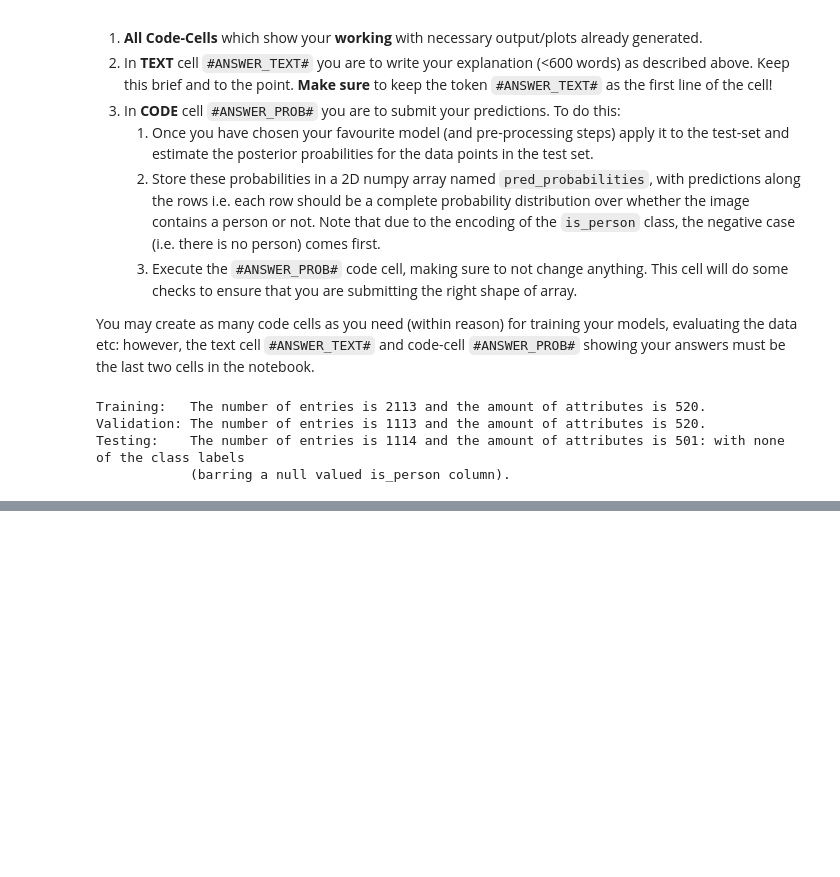
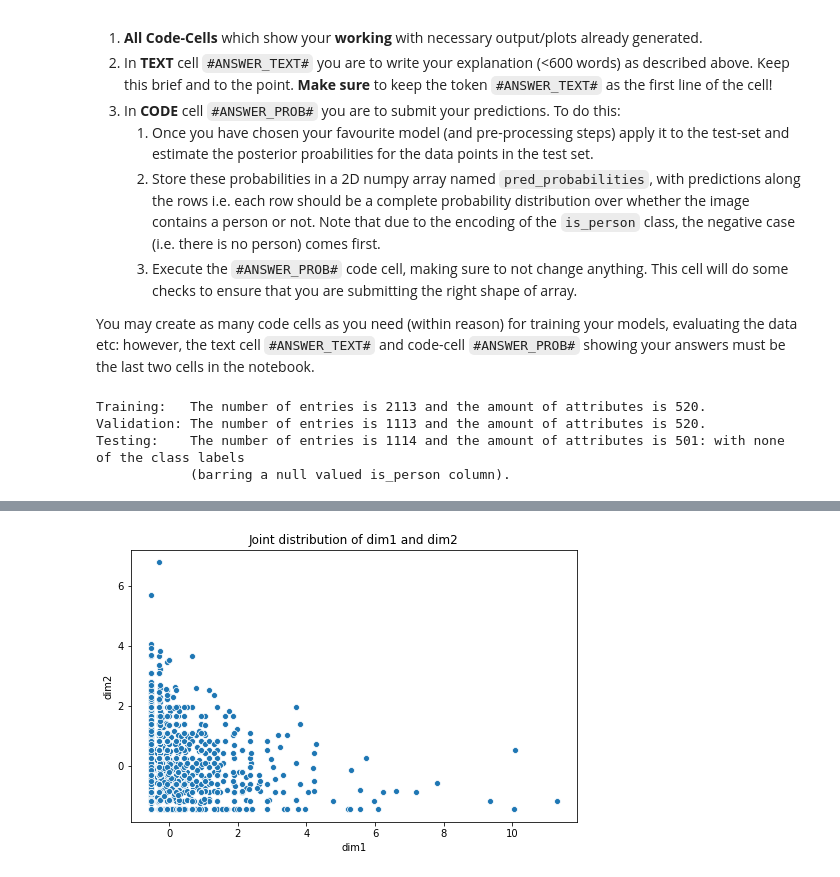
Before and after one commit to ZeroSum24/IAML2018, a Jupyter notebook: Assignments/03_B_MiniChallenge.ipynb, the cells around one changed output, grey strips where cells are left out. Cells and saved outputs as stored; diff of their text form; code cells hidden in the pictures; blank space fills up the shorter version.

```diff
--- a/Assignments/03_B_MiniChallenge.ipynb
+++ b/Assignments/03_B_MiniChallenge.ipynb
@@ -214,3 +325,43 @@ y_out = images_c_test['is_person'].values
+# %%
+# Cleaning the dataset to improve data sparsity
+
+# Cleaning the copied training dataset by setting threshold values
+X_tr_cleaned = X_train.copy()
+X_tr_cleaned[X_tr_cleaned > 1] = None
+X_tr_cleaned = X_tr_cleaned.dropna(thresh=500)
+
+# Calculating the difference in indexes after X was cleaned
+x_index_set = set(X_tr_cleaned.index.values)
+y_index_set = set(y_train.index.values)
+
+indexes_diff = list(y_index_set - x_index_set)
+
+# cleaning the training true labels and scaling X
+y_tr_cleaned = np.array((y_train.drop(index=indexes_diff)).reset_index().drop(columns='index')).reshape(-1,) #convert to a numpy array
+X_tr_scaled = pd.DataFrame((preprocessing.scale(X_tr_cleaned)), columns = X_train.columns)
+
+# Copying values to default variables
+X_train = X_tr_scaled.copy()
+y_train = y_tr_cleaned.copy()
+
+# Printing shapes
+print("X_train shape {0}, y_train shape {1}".format(X_train.shape, y_train.shape))
+# %%
+# Visualising the data to check for data distribution - post-clean
+
+# Plotting a scatter plot
+plt.figure(figsize=(8,5))
+sns.scatterplot(x=X_train['dim2'], y=X_train['dim1'])
+
+# Setting the title and labels
+plt.title("Joint distribution of dim1 and dim2")
+plt.xlabel('dim1')
+plt.ylabel('dim2')
+
+# displaying the plot
+plt.show()
+# %% [output]
+[figure, added]
 # %%
 # Creating the KFold validation object to improve the training accuracy
 
```
Also changed, not shown: parts of 20 cells of this notebook.
